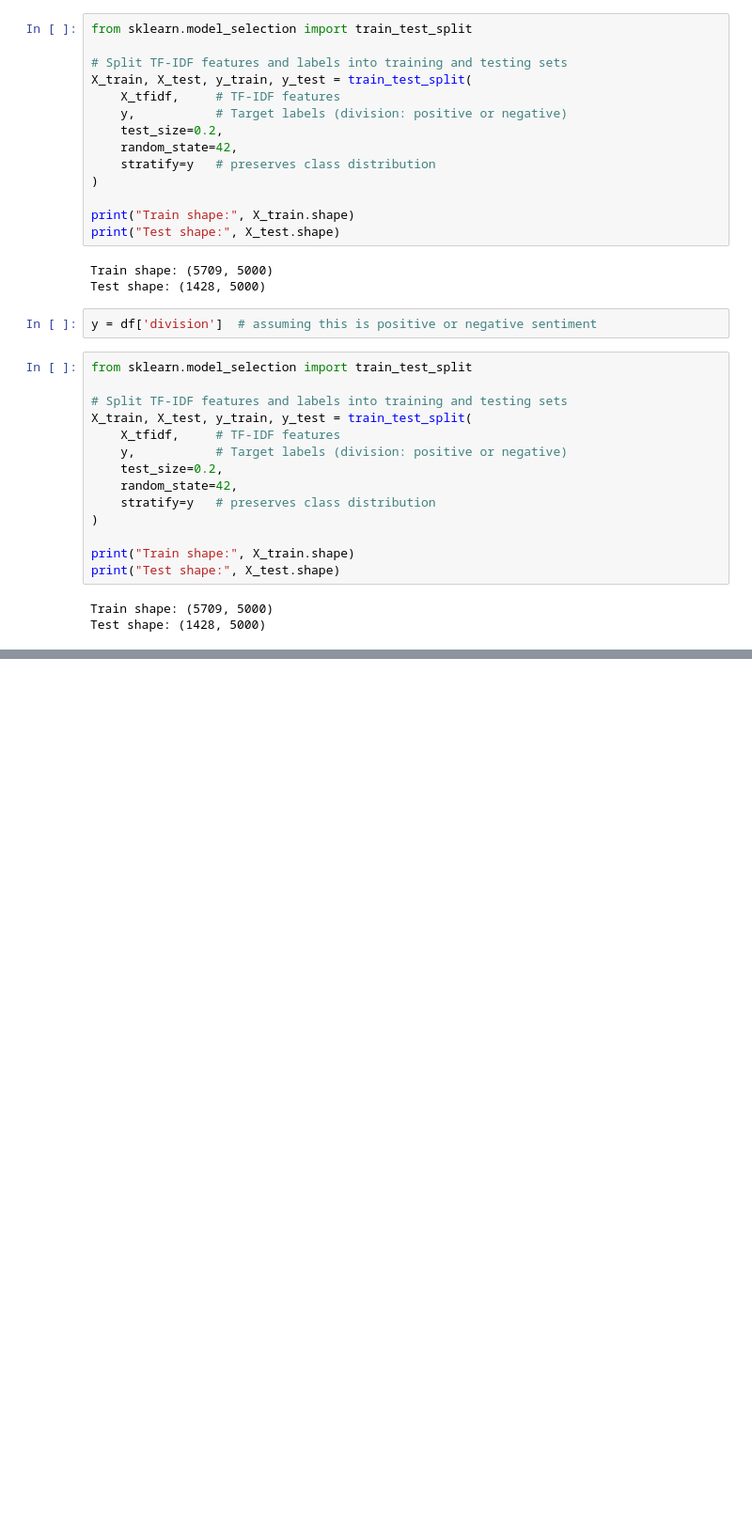
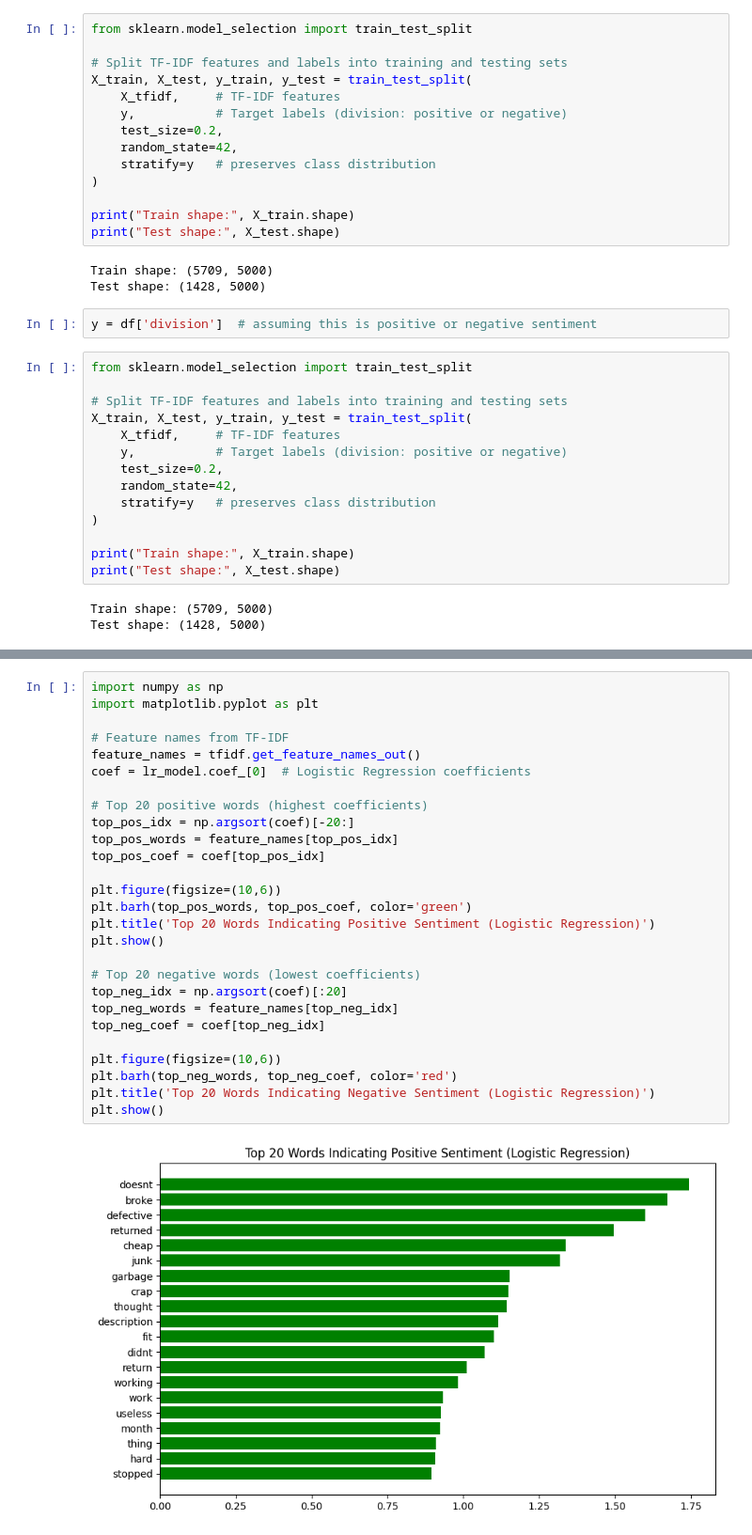
Before and after one commit to Parinda29/MIR-Analysis, a Jupyter notebook: MlProject.ipynb, the cells around one changed output, grey strips where cells are left out. Shown at 94% size. Saved outputs shown, nothing was run; the diff lists cells and outputs as text; blank space fills up the shorter version.

```diff
--- a/MlProject.ipynb
+++ b/MlProject.ipynb
@@ -301,0 +415,29 @@ Test shape: (1428, 5000)
+# %%
+import numpy as np
+import matplotlib.pyplot as plt
+
+# Feature names from TF-IDF
+feature_names = tfidf.get_feature_names_out()
+coef = lr_model.coef_[0]  # Logistic Regression coefficients
+
+# Top 20 positive words (highest coefficients)
+top_pos_idx = np.argsort(coef)[-20:]
+top_pos_words = feature_names[top_pos_idx]
+top_pos_coef = coef[top_pos_idx]
+
+plt.figure(figsize=(10,6))
+plt.barh(top_pos_words, top_pos_coef, color='green')
+plt.title('Top 20 Words Indicating Positive Sentiment (Logistic Regression)')
+plt.show()
+
+# Top 20 negative words (lowest coefficients)
+top_neg_idx = np.argsort(coef)[:20]
+top_neg_words = feature_names[top_neg_idx]
+top_neg_coef = coef[top_neg_idx]
+
+plt.figure(figsize=(10,6))
+plt.barh(top_neg_words, top_neg_coef, color='red')
+plt.title('Top 20 Words Indicating Negative Sentiment (Logistic Regression)')
+plt.show()
+# %% [output]
+[figure, added]
```
Also changed, not shown: parts of 15 cells of this notebook.
